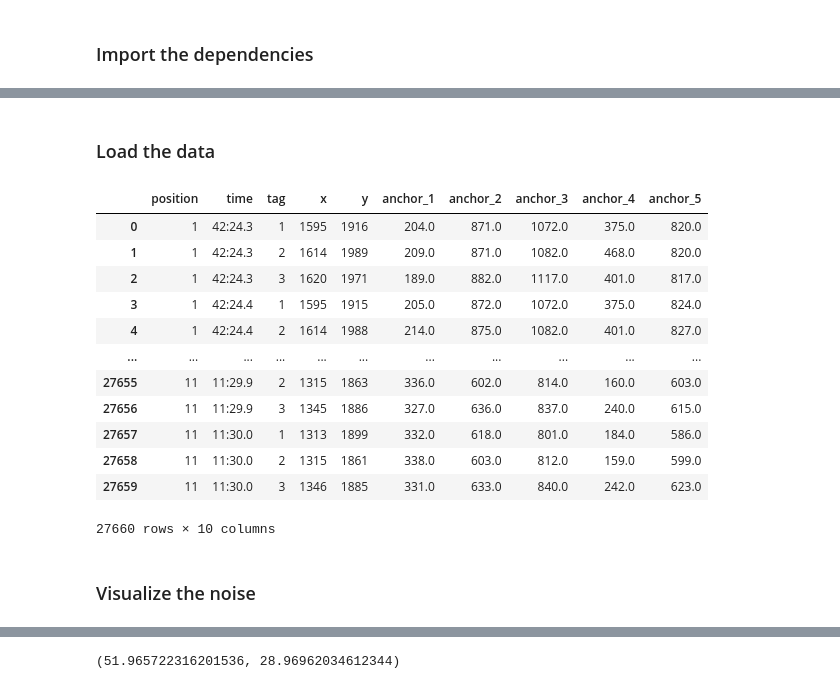
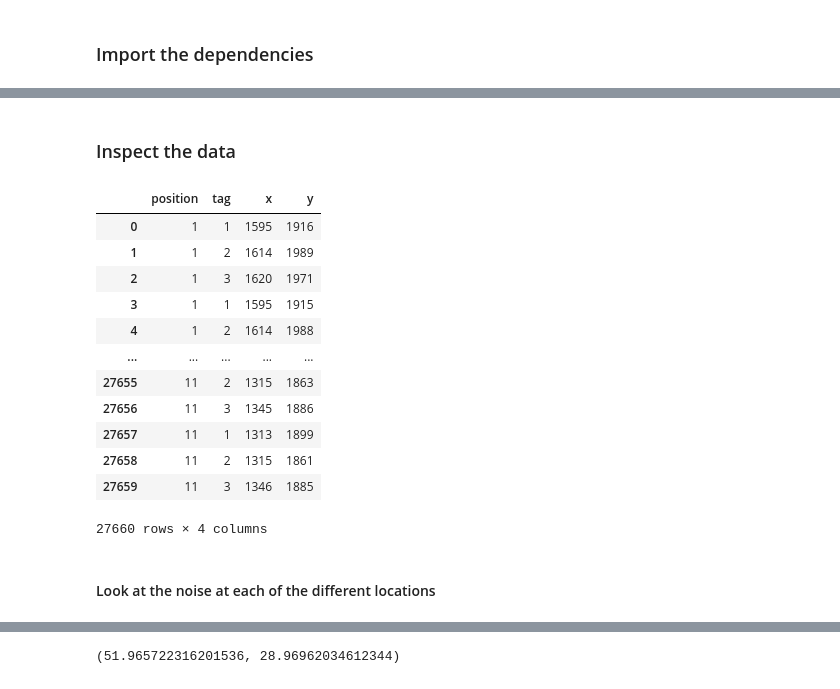
Before and after one commit to shariqak14/indoor_localization, a Jupyter notebook: indoor_localization.ipynb, the cells around one changed output, grey strips where cells are left out. Cells and saved outputs as stored; diff of their text form; code cells hidden in the pictures.

```diff
--- a/indoor_localization.ipynb
+++ b/indoor_localization.ipynb
@@ -52,47 +39,48 @@ The lab_black extension is already loaded. To reload it, use:
 # %% [markdown]
-### Load the data
+### Inspect the data
 # %%
 data = (
     pd.read_csv("position_log_v2.csv")
-    .query("marker != 8")  # too many null values for tag 1
+    .query("marker != 8")  # too many null values for tag 1 (deal with this later!)
     .query("marker % 2 == 0")
     .drop(["z", "anchors"], axis=1)
     .reset_index(drop=True)
 )
 
 data["tag"] = data["tag"].replace(52630, 3)
 
 data["marker"] = data["marker"].map(
     {j: i + 1 for i, j in enumerate(data.marker.unique())}
 )
 
 data.columns = [
     "position",
     "time",
     "tag",
     "x",
     "y",
     "anchor_1",
     "anchor_2",
     "anchor_3",
     "anchor_4",
     "anchor_5",
 ]
 
+data = data.loc[:, ["position", "tag", "x", "y"]]
 data
 # %% [output]
-|  | position | time | tag | x | y | anchor_1 | anchor_2 | anchor_3 | anchor_4 | anchor_5 |
-| 0 | 1 | 42:24.3 | 1 | 1595 | 1916 | 204.0 | 871.0 | 1072.0 | 375.0 | 820.0 |
-| 1 | 1 | 42:24.3 | 2 | 1614 | 1989 | 209.0 | 871.0 | 1082.0 | 468.0 | 820.0 |
-| 2 | 1 | 42:24.3 | 3 | 1620 | 1971 | 189.0 | 882.0 | 1117.0 | 401.0 | 817.0 |
-| 3 | 1 | 42:24.4 | 1 | 1595 | 1915 | 205.0 | 872.0 | 1072.0 | 375.0 | 824.0 |
-| 4 | 1 | 42:24.4 | 2 | 1614 | 1988 | 214.0 | 875.0 | 1082.0 | 401.0 | 827.0 |
-| ... | ... | ... | ... | ... | ... | ... | ... | ... | ... | ... |
-| 27655 | 11 | 11:29.9 | 2 | 1315 | 1863 | 336.0 | 602.0 | 814.0 | 160.0 | 603.0 |
-| 27656 | 11 | 11:29.9 | 3 | 1345 | 1886 | 327.0 | 636.0 | 837.0 | 240.0 | 615.0 |
-| 27657 | 11 | 11:30.0 | 1 | 1313 | 1899 | 332.0 | 618.0 | 801.0 | 184.0 | 586.0 |
-| 27658 | 11 | 11:30.0 | 2 | 1315 | 1861 | 338.0 | 603.0 | 812.0 | 159.0 | 599.0 |
-| 27659 | 11 | 11:30.0 | 3 | 1346 | 1885 | 331.0 | 633.0 | 840.0 | 242.0 | 623.0 |
+|  | position | tag | x | y |
+| 0 | 1 | 1 | 1595 | 1916 |
+| 1 | 1 | 2 | 1614 | 1989 |
+| 2 | 1 | 3 | 1620 | 1971 |
+| 3 | 1 | 1 | 1595 | 1915 |
+| 4 | 1 | 2 | 1614 | 1988 |
+| ... | ... | ... | ... | ... |
+| 27655 | 11 | 2 | 1315 | 1863 |
+| 27656 | 11 | 3 | 1345 | 1886 |
+| 27657 | 11 | 1 | 1313 | 1899 |
+| 27658 | 11 | 2 | 1315 | 1861 |
+| 27659 | 11 | 3 | 1346 | 1885 |
-27660 rows × 10 columns
+27660 rows × 4 columns
-# %% [markdown]
-### Visualize the noise
+# %% [markdown]
+#### Look at the noise at each of the different locations
```
Also changed, not shown: parts of 113 cells of this notebook, 32 other files.
